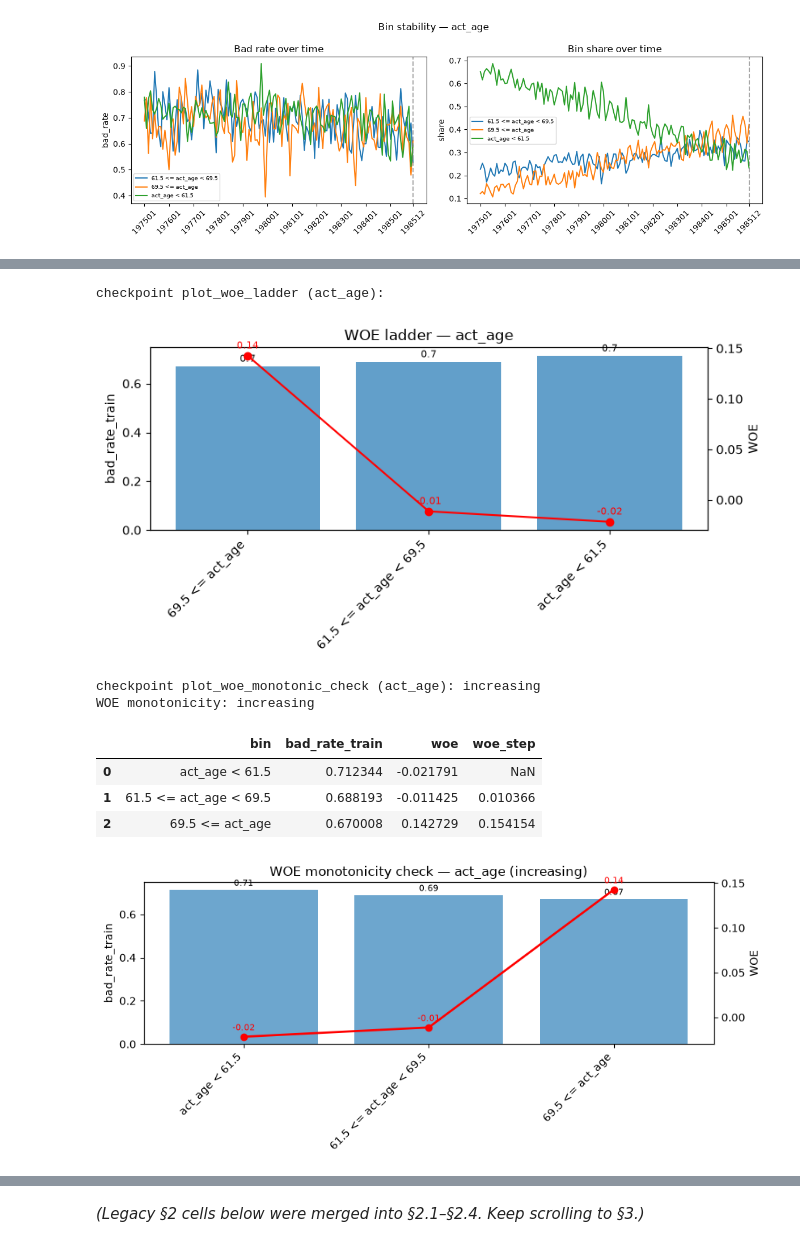
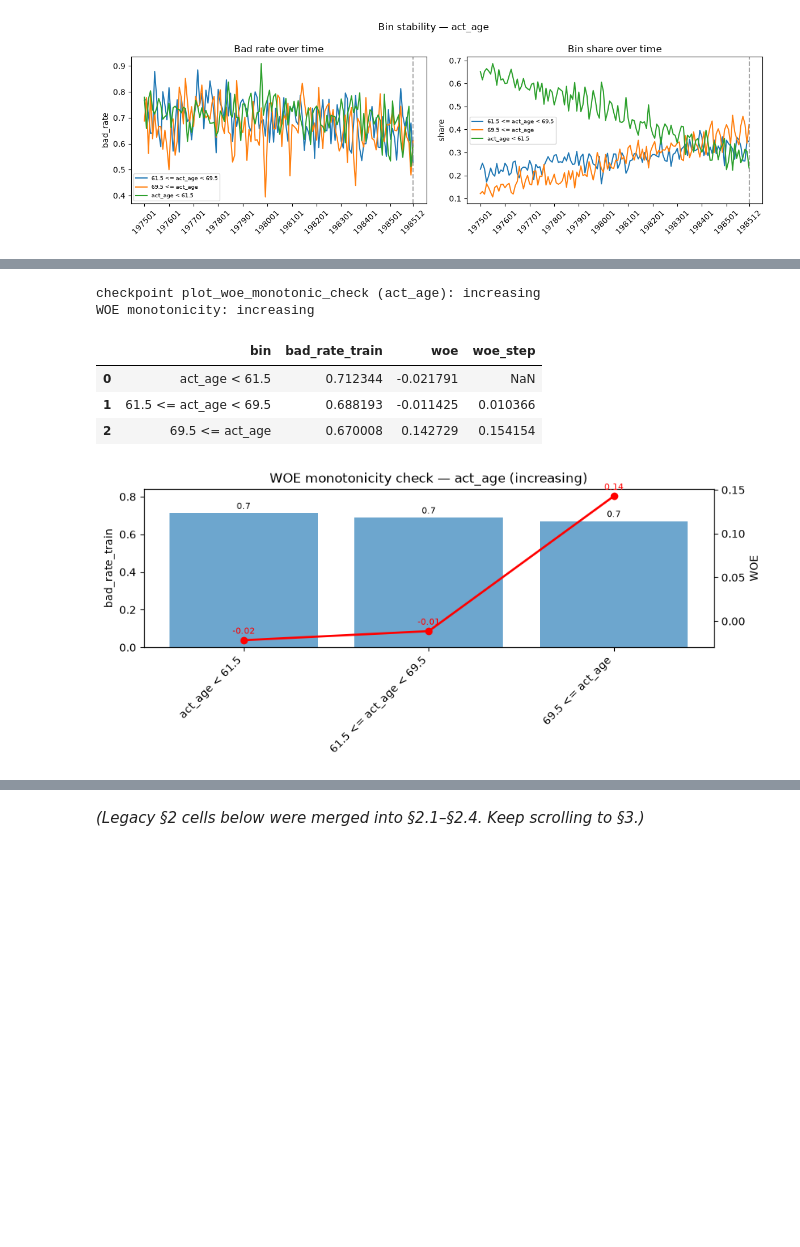
Before and after one commit to giangphuongtran/scorecard-builder, a Jupyter notebook: notebooks/03_scorecard.ipynb, the cells around one changed output, grey strips where cells are left out. Drawn from its saved outputs; the diff is of its cells as text; code cells hidden in the pictures; blank space fills up the shorter version.

Commit message:
Updating scorecard analysis

```diff
--- a/notebooks/03_scorecard.ipynb
+++ b/notebooks/03_scorecard.ipynb
@@ -83,12 +83,12 @@ SCORECARD_PARAMS = {
     "stability": {
         "min_bin_n_period": 10,
         "min_bin_n_total": 30,
-        "max_bad_rate_swing": 0.15,
+        "max_bad_rate_swing": 0.4,
         "min_periods_for_stability": 6,
         "max_plots": None,
         "min_static_br_gap": 0.02,      # 2 percentage points
-        "min_period_br_gap": 0.2,      # for time-gap stability checks
-        "min_periods_for_gap": 6,
+        "min_period_br_gap": 0.1,      # for time-gap stability checks
+        "min_periods_for_gap": 1,      # min failing periods (with sufficient n) to flag
     },
     "selection": {
         "number_vars": 12,
@@ -824,8 +919,7 @@ def _bin_condition(binning_maps, feature, bin_label):
 	if spec.get("type") == "numeric":
 		return str(bin_label)
 	if spec.get("type") == "nominal":
-		inv = {v: k for k, v in spec.get("category_map", {}).items()}
-		return inv.get(bin_label, str(bin_label))
+		return str(bin_label)
 	return str(bin_label)
 
 # --- checkpoint: _bin_condition ---
@@ -1536,34 +1824,6 @@ checkpoint plot_br_gaps_over_time (act_age):
 # %%
-def plot_woe_ladder(woe_maps, big_scorecard, feature):
-	grp = f"{feature}_GRP"
-	sub = big_scorecard[big_scorecard["variable"] == feature].copy()
-	if sub.empty:
-		return
-	sub = sub.sort_values("bad_rate_train")
-	fig, ax1 = plt.subplots(figsize=(8, 4))
-	bars = ax1.bar(range(len(sub)), sub["bad_rate_train"].values, alpha=0.7, label="bad_rate_train")
-	ax1.bar_label(bars, fmt="%.1f", padding=2, fontsize=8)
-	ax1.set_xticks(range(len(sub)))
-	ax1.set_xticklabels(sub["bin"].astype(str), rotation=45, ha="right")
-	ax1.set_ylabel("bad_rate_train")
-	ax2 = ax1.twinx()
-	line = ax2.plot(range(len(sub)), sub["woe"].values, color="red", marker="o", label="WOE")[0]
-	for x, y in enumerate(sub["woe"].values):
-		ax2.annotate(f"{y:.2f}", (x, y), textcoords="offset points", xytext=(0, 6),
-			ha="center", fontsize=8, color="red")
-	ax2.set_ylabel("WOE")
-	plt.title(f"WOE ladder — {feature}")
-	plt.tight_layout()
-	plt.show()
-
-# --- checkpoint: plot_woe_ladder ---
-_cp_plot_feat = _cp_feats[0]
-print(f"checkpoint plot_woe_ladder ({_cp_plot_feat}):")
-plot_woe_ladder(_cp_woe_maps, _cp_big_scorecard, _cp_plot_feat)
-
-
 def plot_woe_monotonic_check(woe_ordered, feature, direction=None):
-    """Plot WOE ladder in bin order for monotonicity eyeballing."""
+    """Plot WOE in bin-definition order for monotonicity eyeballing."""
     if woe_ordered is None or woe_ordered.empty:
         print("No WOE data to plot")
         return
@@ -1571,40 +1831,41 @@ def plot_woe_monotonic_check(woe_ordered, feature, direction=None):
     direction = direction or "unknown"
     print(f"WOE monotonicity: {direction}")
     display(woe_ordered)
 
     fig, ax1 = plt.subplots(figsize=(9, 4))
     x = range(len(woe_ordered))
     bars = ax1.bar(x, woe_ordered["bad_rate_train"], alpha=0.65, label="bad_rate_train")
-    ax1.bar_label(bars, fmt="%.2f", padding=2, fontsize=8)
+    _ymax = float(woe_ordered["bad_rate_train"].max())
+    ax1.set_ylim(0, _ymax * 1.18)
+    ax1.bar_label(bars, fmt="%.1f", padding=2, fontsize=8)
     ax1.set_xticks(x)
     ax1.set_xticklabels(woe_ordered["bin"].astype(str), rotation=45, ha="right")
     ax1.set_ylabel("bad_rate_train")
 
     ax2 = ax1.twinx()
     ax2.plot(x, woe_ordered["woe"], color="red", marker="o", linewidth=2, label="WOE")
     for i, y in enumerate(woe_ordered["woe"]):
         ax2.annotate(
             f"{y:.2f}", (i, y), textcoords="offset points", xytext=(0, 6),
             ha="center", fontsize=8, color="red",
         )
     ax2.set_ylabel("WOE")
     plt.title(f"WOE monotonicity check — {feature} ({direction})")
     plt.tight_layout()
+    fig.subplots_adjust(top=0.90)
     plt.show()
 
 # --- checkpoint: plot_woe_monotonic_check ---
 _cp_woe_ordered, _cp_woe_inc, _cp_woe_dec, _cp_woe_dir = check_woe_monotonicity(
     _cp_big_scorecard, _cp_feats[0], _cp_maps
 )
 print(f"checkpoint plot_woe_monotonic_check ({_cp_feats[0]}): {_cp_woe_dir}")
 plot_woe_monotonic_check(_cp_woe_ordered, _cp_feats[0], _cp_woe_dir)
 # %% [output]
-checkpoint plot_woe_ladder (act_age):
+checkpoint plot_woe_monotonic_check (act_age): increasing
+WOE monotonicity: increasing
+|  | bin | bad_rate_train | woe | woe_step |
+| 0 | act_age < 61.5 | 0.712344 | -0.021791 | NaN |
+| 1 | 61.5 <= act_age < 69.5 | 0.688193 | -0.011425 | 0.010366 |
+| 2 | 69.5 <= act_age | 0.670008 | 0.142729 | 0.154154 |
-[figure, old version]
+[figure, new version]
-checkpoint plot_woe_monotonic_check (act_age): increasing
-WOE monotonicity: increasing
-|  | bin | bad_rate_train | woe | woe_step |
-| 0 | act_age < 61.5 | 0.712344 | -0.021791 | NaN |
-| 1 | 61.5 <= act_age < 69.5 | 0.688193 | -0.011425 | 0.010366 |
-| 2 | 69.5 <= act_age | 0.670008 | 0.142729 | 0.154154 |
-[figure, removed]
```
Also changed, not shown: parts of 26 cells of this notebook.
